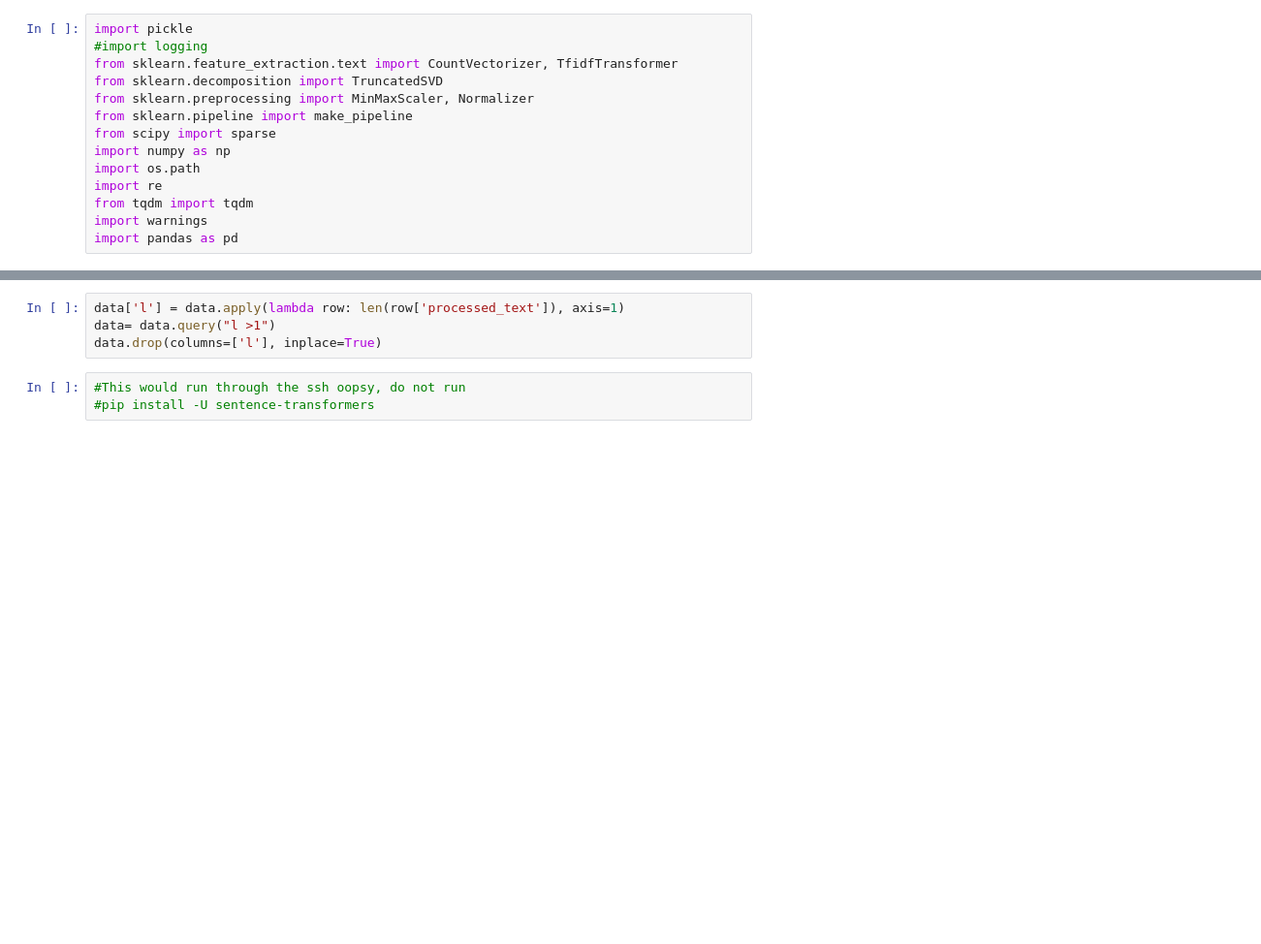
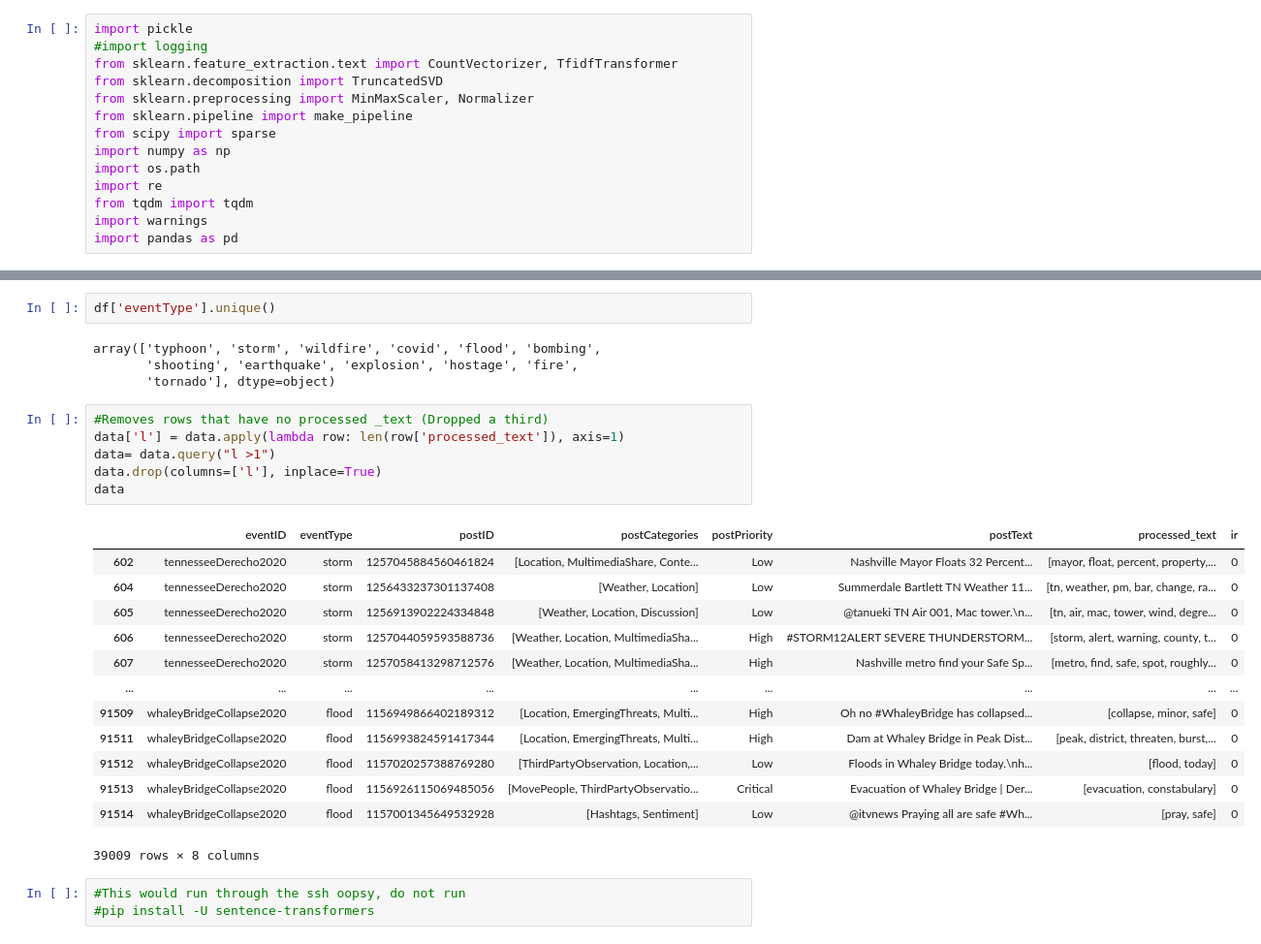
Before and after one commit to acpedersen/REU-2021, a Jupyter notebook: analyze-data.ipynb, the cells around one changed output, grey strips where cells are left out. Shown at 97% size. Cells and saved outputs as stored; diff of their text form; blank space fills up the shorter version.

```diff
--- a/analyze-data.ipynb
+++ b/analyze-data.ipynb
@@ -180,7 +205,29 @@ def label_observation_tweets(postCategories):
+# %%
+df['eventType'].unique()
+# %% [output]
+array(['typhoon', 'storm', 'wildfire', 'covid', 'flood', 'bombing',
+       'shooting', 'earthquake', 'explosion', 'hostage', 'fire',
+       'tornado'], dtype=object)
 # %%
+#Removes rows that have no processed _text (Dropped a third)
 data['l'] = data.apply(lambda row: len(row['processed_text']), axis=1)
 data= data.query("l >1")
 data.drop(columns=['l'], inplace=True)
+data
+# %% [output]
+|  | eventID | eventType | postID | postCategories | postPriority | postText | processed_text | ir |
+| 602 | tennesseeDerecho2020 | storm | 1257045884560461824 | [Location, MultimediaShare, Conte... | Low | Nashville Mayor Floats 32 Percent... | [mayor, float, percent, property,... | 0 |
+| 604 | tennesseeDerecho2020 | storm | 1256433237301137408 | [Weather, Location] | Low | Summerdale Bartlett TN Weather 11... | [tn, weather, pm, bar, change, ra... | 0 |
+| 605 | tennesseeDerecho2020 | storm | 1256913902224334848 | [Weather, Location, Discussion] | Low | @tanueki TN Air 001, Mac tower.\n... | [tn, air, mac, tower, wind, degre... | 0 |
+| 606 | tennesseeDerecho2020 | storm | 1257044059593588736 | [Weather, Location, MultimediaSha... | High | #STORM12ALERT SEVERE THUNDERSTORM... | [storm, alert, warning, county, t... | 0 |
+| 607 | tennesseeDerecho2020 | storm | 1257058413298712576 | [Weather, Location, MultimediaSha... | High | Nashville metro find your Safe Sp... | [metro, find, safe, spot, roughly... | 0 |
+| ... | ... | ... | ... | ... | ... | ... | ... | ... |
+| 91509 | whaleyBridgeCollapse2020 | flood | 1156949866402189312 | [Location, EmergingThreats, Multi... | High | Oh no #WhaleyBridge has collapsed... | [collapse, minor, safe] | 0 |
+| 91511 | whaleyBridgeCollapse2020 | flood | 1156993824591417344 | [Location, EmergingThreats, Multi... | High | Dam at Whaley Bridge in Peak Dist... | [peak, district, threaten, burst,... | 0 |
+| 91512 | whaleyBridgeCollapse2020 | flood | 1157020257388769280 | [ThirdPartyObservation, Location,... | Low | Floods in Whaley Bridge today.\nh... | [flood, today] | 0 |
+| 91513 | whaleyBridgeCollapse2020 | flood | 1156926115069485056 | [MovePeople, ThirdPartyObservatio... | Critical | Evacuation of Whaley Bridge | Der... | [evacuation, constabulary] | 0 |
+| 91514 | whaleyBridgeCollapse2020 | flood | 1157001345649532928 | [Hashtags, Sentiment] | Low | @itvnews Praying all are safe #Wh... | [pray, safe] | 0 |
+39009 rows × 8 columns
 # %%
 #This would run through the ssh oopsy, do not run
 #pip install -U sentence-transformers
```
Also changed, not shown: parts of 26 cells of this notebook, 3 other files.
